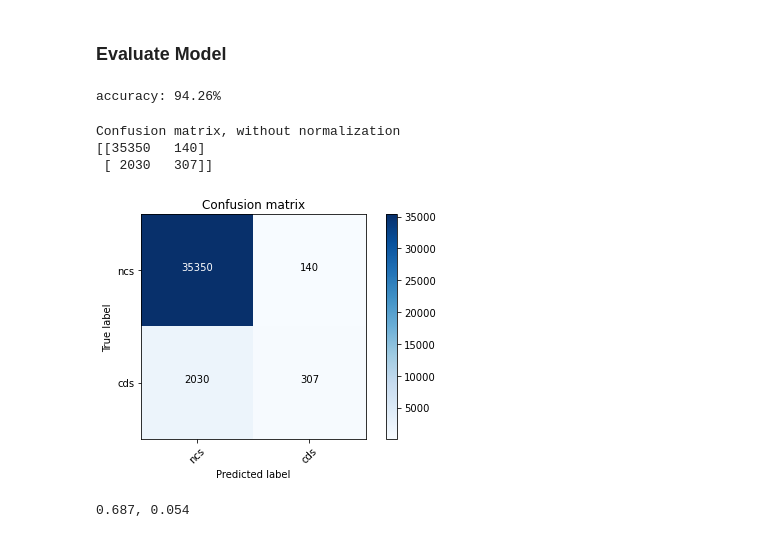
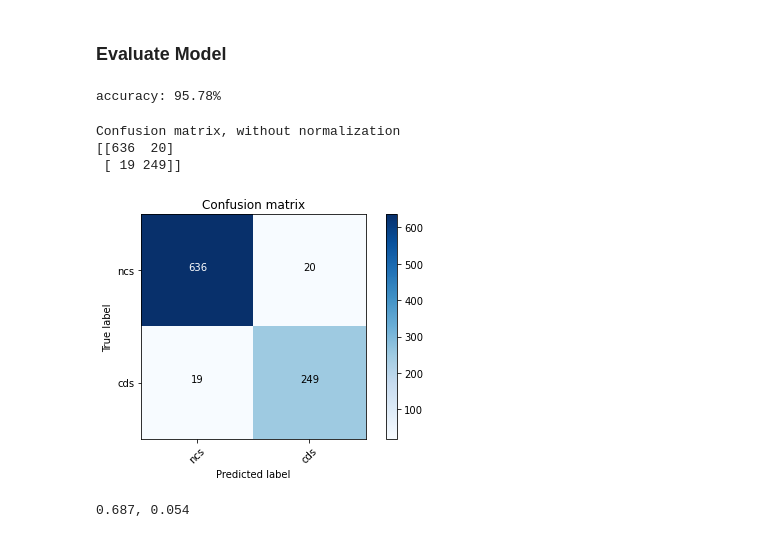
Before and after one commit to viggy-ravi/gene-prediction, a Jupyter notebook: gene_prediction_pipeline.ipynb, the cells around one changed output. Drawn from its saved outputs; the diff is of its cells as text; code cells hidden in the pictures.

```diff
--- a/gene_prediction_pipeline.ipynb
+++ b/gene_prediction_pipeline.ipynb
@@ -317,5 +303,5 @@ print(f'({len(nn_input)}, {len(nn_input[0])})')
 # %% [markdown]
 ### Test, Train, Split
 # %%
-X_train, X_test, y_train, y_test = train_test_split(nn_input, np.array(NN_y), test_size=0.2, random_state=SEED)
+X_train, X_test, y_train, y_test = train_test_split(nn_input, NN_y, test_size=0.2, random_state=SEED)
 # %%
@@ -328,7 +314,7 @@ print(X_test.shape, y_test.shape)
 ### Define Neural Network Model
 # %%
 model = Sequential()
-model.add(Dense(25, input_dim=5, activation='relu'))
+model.add(Dense(25, input_dim=len(NN_features), activation='relu'))
 model.add(Dense(1, activation='sigmoid'))
 # %%
 model.summary()
@@ -378,24 +364,24 @@ Epoch 50/50
 score = model.evaluate(X_test, y_test, verbose=0)
 print("%s: %.2f%%" % (model.metrics_names[1], score[1]*100))
 # %% [output]
-accuracy: 94.26%
+accuracy: 95.78%
 # %%
 # make predictions
 predictions = model.predict(X_test)
 
 # convert predictions to 1 or 0
 y_pred = [1 if val >= 0.5 else 0 for val in predictions]
 
 # create confusion matrix
 cm = metrics.confusion_matrix(y_true=y_test, y_pred=y_pred)
 
 # plot confusion matrix
-genepred.plot_confusion_matrix(cm=cm, classes=['ncs','cds'], normalize=False)
+plot_confusion_matrix(cm=cm, classes=['ncs','cds'], normalize=False)
 # %% [output]
 Confusion matrix, without normalization
-[[35350   140]
- [ 2030   307]]
+[[636  20]
+ [ 19 249]]
-[figure, old version]
+[figure, new version]
 # %%
 TPR = 307 / (307+140)
 FPR = 1 - (35350 / (35350+2030))
```
Also changed, not shown: parts of 36 cells of this notebook, 8 other files.
